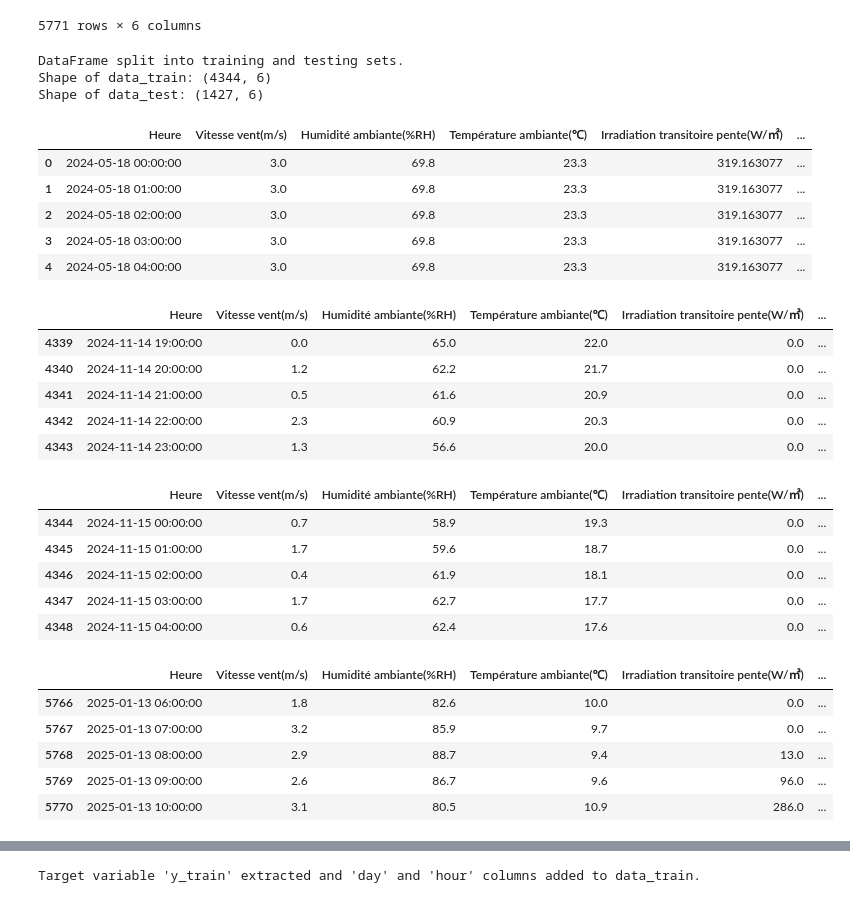
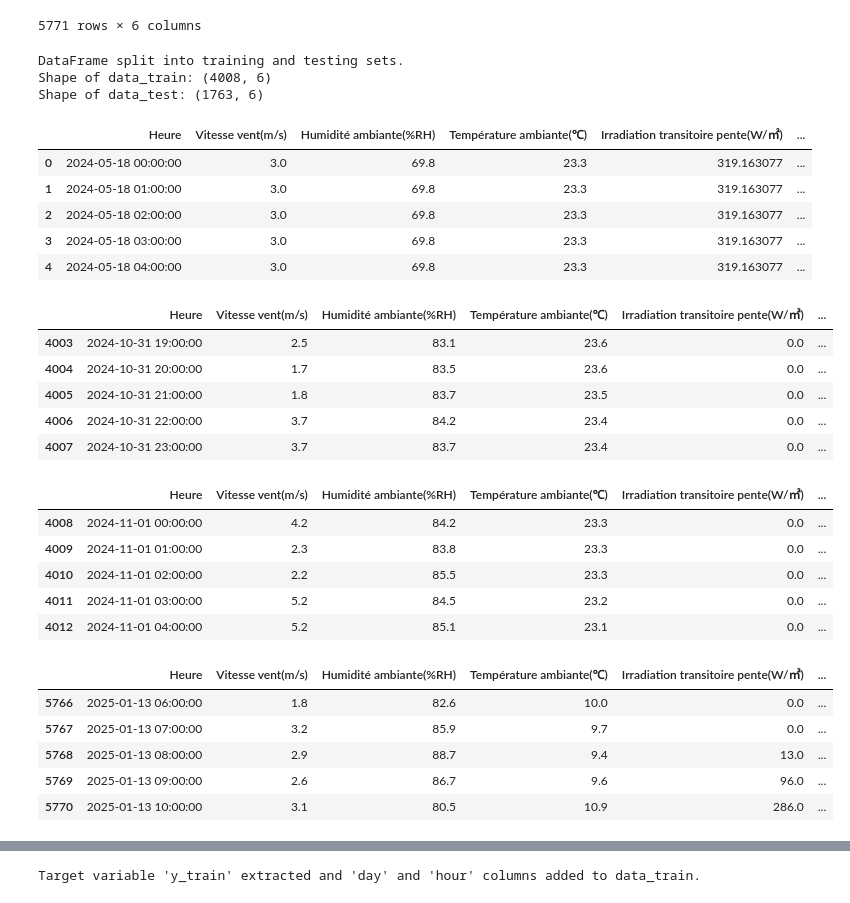
Before and after one commit to ademghorbel/ForcastingPVProduction, a Jupyter notebook: projet_ML (1).ipynb, the cells around one changed output, grey strips where cells are left out. Cells and saved outputs as stored; diff of their text form; code cells hidden in the pictures.

```diff
--- a/projet_ML (1).ipynb
+++ b/projet_ML (1).ipynb
@@ -3,7 +3,7 @@ import numpy as np
 import pandas as pd
 
 # Load the data from the Excel file
-path = r"c:\Users\GIGABYTE\Desktop\testing\BDDCorrigeManuellement.xlsx"
+path = r"c:\Users\GIGABYTE\Desktop\testing\BDDsfax.xlsx"
 df = pd.read_excel(path)
 df
 # %% [output]
@@ -683,45 +663,45 @@ df_impute
 5771 rows × 6 columns
 # %%
 # Define the split point for the test set
-split_date_train = pd.to_datetime('2024-11-15 00:00:00')
+split_date_train = pd.to_datetime('2024-11-01 00:00:00')
 split_date_test_end = pd.to_datetime('2025-01-13 11:00:00')
 
 # Create data_train: all data before split_date_train
 data_train = df_impute[df_impute['Heure'] < split_date_train].copy()
 
 # Create data_test: data from split_date_train up to split_date_test_end
 data_test = df_impute[(df_impute['Heure'] >= split_date_train) & (df_impute['Heure'] < split_date_test_end)].copy()
 
 print("DataFrame split into training and testing sets.")
 print(f"Shape of data_train: {data_train.shape}")
 print(f"Shape of data_test: {data_test.shape}")
 
 display(data_train.head())
 display(data_train.tail())
 display(data_test.head())
 display(data_test.tail())
 # %% [output]
 DataFrame split into training and testing sets.
-Shape of data_train: (4344, 6)
-Shape of data_test: (1427, 6)
+Shape of data_train: (4008, 6)
+Shape of data_test: (1763, 6)
 |  | Heure | Vitesse vent(m/s) | Humidité ambiante(%RH) | Température ambiante(℃) | Irradiation transitoire pente(W/㎡) | ... |
 | 0 | 2024-05-18 00:00:00 | 3.0 | 69.8 | 23.3 | 319.163077 | ... |
 | 1 | 2024-05-18 01:00:00 | 3.0 | 69.8 | 23.3 | 319.163077 | ... |
 | 2 | 2024-05-18 02:00:00 | 3.0 | 69.8 | 23.3 | 319.163077 | ... |
 | 3 | 2024-05-18 03:00:00 | 3.0 | 69.8 | 23.3 | 319.163077 | ... |
 | 4 | 2024-05-18 04:00:00 | 3.0 | 69.8 | 23.3 | 319.163077 | ... |
 |  | Heure | Vitesse vent(m/s) | Humidité ambiante(%RH) | Température ambiante(℃) | Irradiation transitoire pente(W/㎡) | ... |
-| 4339 | 2024-11-14 19:00:00 | 0.0 | 65.0 | 22.0 | 0.0 | ... |
-| 4340 | 2024-11-14 20:00:00 | 1.2 | 62.2 | 21.7 | 0.0 | ... |
-| 4341 | 2024-11-14 21:00:00 | 0.5 | 61.6 | 20.9 | 0.0 | ... |
-| 4342 | 2024-11-14 22:00:00 | 2.3 | 60.9 | 20.3 | 0.0 | ... |
-| 4343 | 2024-11-14 23:00:00 | 1.3 | 56.6 | 20.0 | 0.0 | ... |
+| 4003 | 2024-10-31 19:00:00 | 2.5 | 83.1 | 23.6 | 0.0 | ... |
+| 4004 | 2024-10-31 20:00:00 | 1.7 | 83.5 | 23.6 | 0.0 | ... |
+| 4005 | 2024-10-31 21:00:00 | 1.8 | 83.7 | 23.5 | 0.0 | ... |
+| 4006 | 2024-10-31 22:00:00 | 3.7 | 84.2 | 23.4 | 0.0 | ... |
+| 4007 | 2024-10-31 23:00:00 | 3.7 | 83.7 | 23.4 | 0.0 | ... |
 |  | Heure | Vitesse vent(m/s) | Humidité ambiante(%RH) | Température ambiante(℃) | Irradiation transitoire pente(W/㎡) | ... |
-| 4344 | 2024-11-15 00:00:00 | 0.7 | 58.9 | 19.3 | 0.0 | ... |
-| 4345 | 2024-11-15 01:00:00 | 1.7 | 59.6 | 18.7 | 0.0 | ... |
-| 4346 | 2024-11-15 02:00:00 | 0.4 | 61.9 | 18.1 | 0.0 | ... |
-| 4347 | 2024-11-15 03:00:00 | 1.7 | 62.7 | 17.7 | 0.0 | ... |
-| 4348 | 2024-11-15 04:00:00 | 0.6 | 62.4 | 17.6 | 0.0 | ... |
+| 4008 | 2024-11-01 00:00:00 | 4.2 | 84.2 | 23.3 | 0.0 | ... |
+| 4009 | 2024-11-01 01:00:00 | 2.3 | 83.8 | 23.3 | 0.0 | ... |
+| 4010 | 2024-11-01 02:00:00 | 2.2 | 85.5 | 23.3 | 0.0 | ... |
+| 4011 | 2024-11-01 03:00:00 | 5.2 | 84.5 | 23.2 | 0.0 | ... |
+| 4012 | 2024-11-01 04:00:00 | 5.2 | 85.1 | 23.1 | 0.0 | ... |
 |  | Heure | Vitesse vent(m/s) | Humidité ambiante(%RH) | Température ambiante(℃) | Irradiation transitoire pente(W/㎡) | ... |
 | 5766 | 2025-01-13 06:00:00 | 1.8 | 82.6 | 10.0 | 0.0 | ... |
 | 5767 | 2025-01-13 07:00:00 | 3.2 | 85.9 | 9.7 | 0.0 | ... |
```
Also changed, not shown: parts of 96 cells of this notebook, 10 other files.
